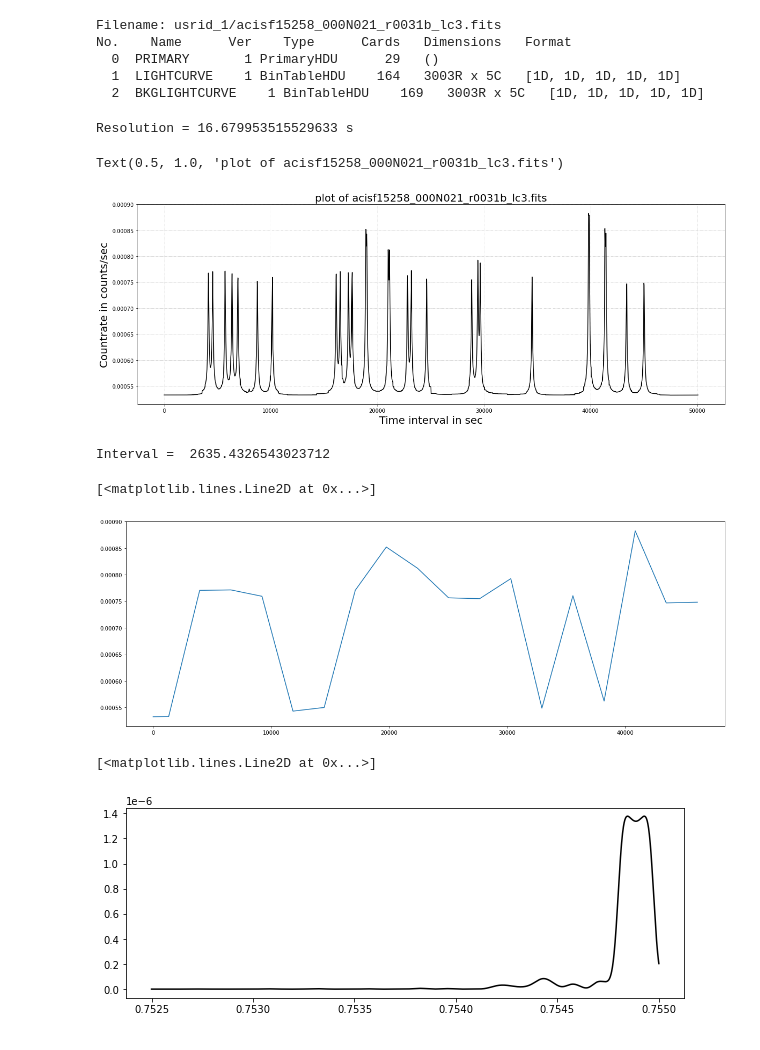
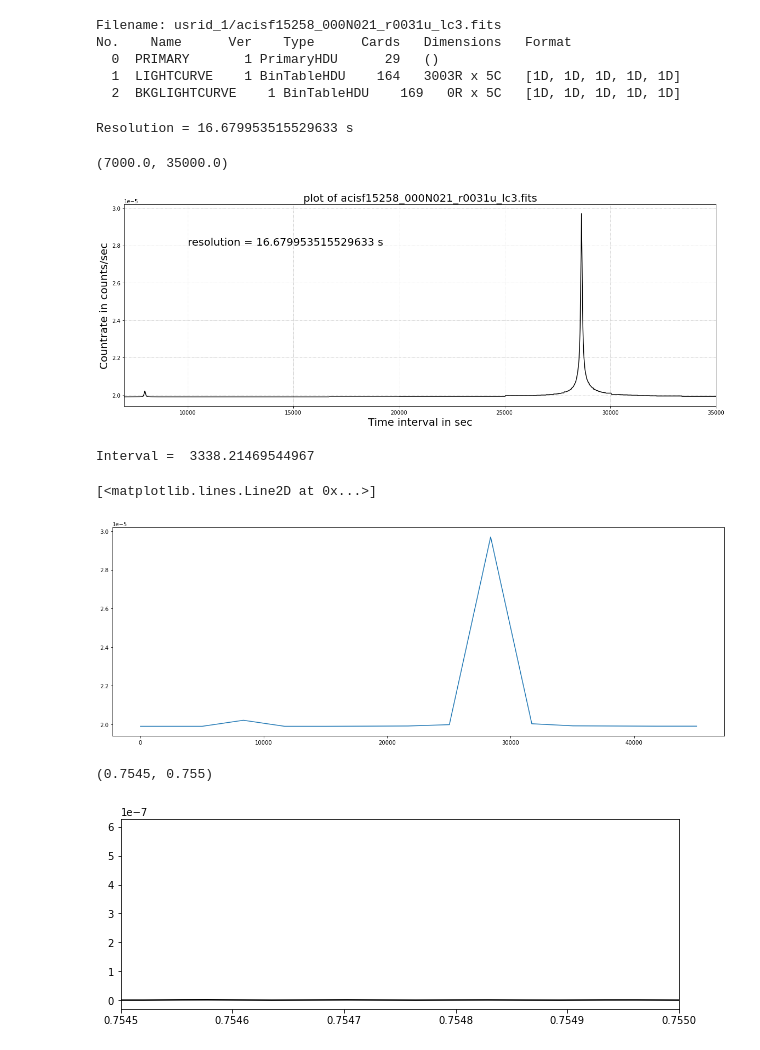
Before and after one commit to Samrat0512/IIST-MS-Project, a Jupyter notebook: Lightcurves/plotting_lightcurves.ipynb, the cells around one changed output. Cells and saved outputs as stored; diff of their text form; code cells hidden in the pictures.

```diff
--- a/Lightcurves/plotting_lightcurves.ipynb
+++ b/Lightcurves/plotting_lightcurves.ipynb
@@ -4,43 +4,44 @@ import numpy as np
 import matplotlib.pyplot as plt
 import scipy.signal as sig
 # %%
-file_name = 'acisf15258_000N021_r0031b_lc3.fits'
+file_name = 'acisf15258_000N021_r0031u_lc3.fits'
 result = fits.open('usrid_1/'+file_name)
 result.info()
 # %% [output]
-Filename: usrid_1/acisf15258_000N021_r0031b_lc3.fits
+Filename: usrid_1/acisf15258_000N021_r0031u_lc3.fits
 No.    Name      Ver    Type      Cards   Dimensions   Format
   0  PRIMARY       1 PrimaryHDU      29   ()
   1  LIGHTCURVE    1 BinTableHDU    164   3003R x 5C   [1D, 1D, 1D, 1D, 1D]
-  2  BKGLIGHTCURVE    1 BinTableHDU    169   3003R x 5C   [1D, 1D, 1D, 1D, 1D]
+  2  BKGLIGHTCURVE    1 BinTableHDU    169   0R x 5C   [1D, 1D, 1D, 1D, 1D]
 # %%
 lc = result[1].data #Lightcurve
 bg = result[2].data #Background
 
 time = lc['Time']
 resolution = time[1]-time[0]
 print(f'Resolution = {resolution} s')
 lc_count_rate = lc['COUNT_RATE']
 lc_count_rate_err = lc['COUNT_RATE_ERR']
 
 dt = time - time[0]
 
 plt.figure(figsize = [20,7], facecolor = 'w')
 plt.plot(dt, lc_count_rate, c = 'k')
 #plt.scatter(dt, lc_count_rate, c = 'k', zorder = 1)
 #plt.errorbar(dt, lc_count_rate, lc_count_rate_err, fmt = 'none', c = 'pink', zorder = 0)
 plt.grid(color = 'lightgrey', ls = '-.')
 plt.xlabel('Time interval in sec', fontsize = 20)
 plt.ylabel('Countrate in counts/sec', fontsize = 20)
 plt.title(f'plot of {file_name}', fontsize = 20)
-#plt.xlim(2500,35000)
+plt.text(10000,2.8e-5, s = f'resolution = {resolution} s', fontsize = 20)
+plt.xlim(7000,35000)
 # %% [output]
 Resolution = 16.679953515529633 s
-Text(0.5, 1.0, 'plot of acisf15258_000N021_r0031b_lc3.fits')
+(7000.0, 35000.0)
-[figure, old version]
+[figure, new version]
 # %%
 #making time bins
-num_bin = 19
+num_bin = 15
 t_max = np.max(dt)
 t_min = np.min(dt)
 interval = (t_max - t_min)/num_bin
@@ -64,9 +65,9 @@ for i in range(num_bin):
 plt.figure(figsize = [20,7])
 plt.plot(t_bins,count_bin)
 # %% [output]
-Interval =  2635.4326543023712
+Interval =  3338.21469544967
 [<matplotlib.lines.Line2D at 0x...>]
-[figure, old version]
+[figure, new version]
 # %%
 w = np.linspace(0.7525, 0.755, 10000)
 # %%
@@ -77,7 +78,7 @@ lc_count_rate_f = sig.lombscargle(dt, lc_count_rate,w)
 plt.figure(figsize = [10,3.5])
 plt.plot(w, lc_count_rate_f, c = 'k')
 #plt.errorbar(dt, lc_count_rate, lc_count_rate_err, fmt = 'none', c = 'pink')
-#plt.xlim(0,4500)
+plt.xlim(0.7545,0.7550)
 # %% [output]
-[<matplotlib.lines.Line2D at 0x...>]
+(0.7545, 0.755)
-[figure, old version]
+[figure, new version]
```
Also changed, not shown: 2 other files.
